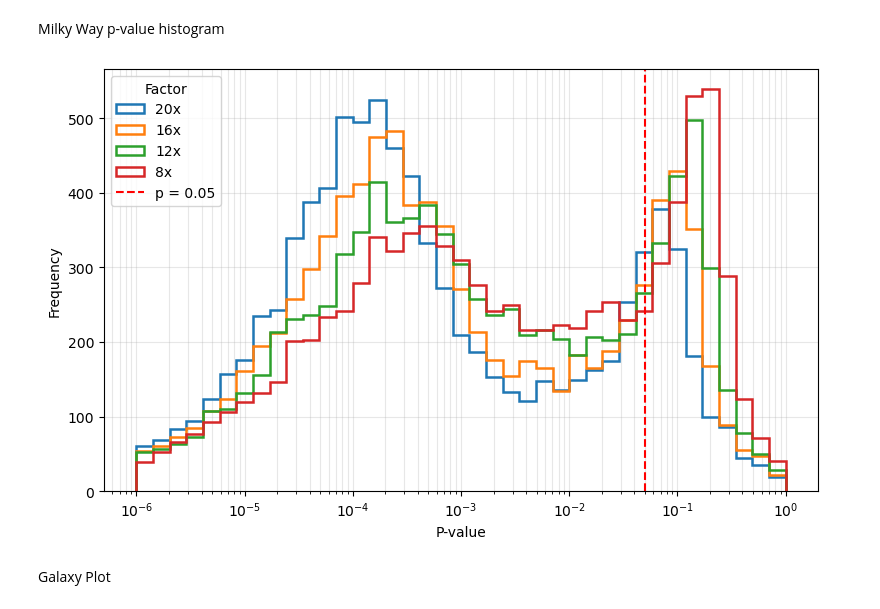
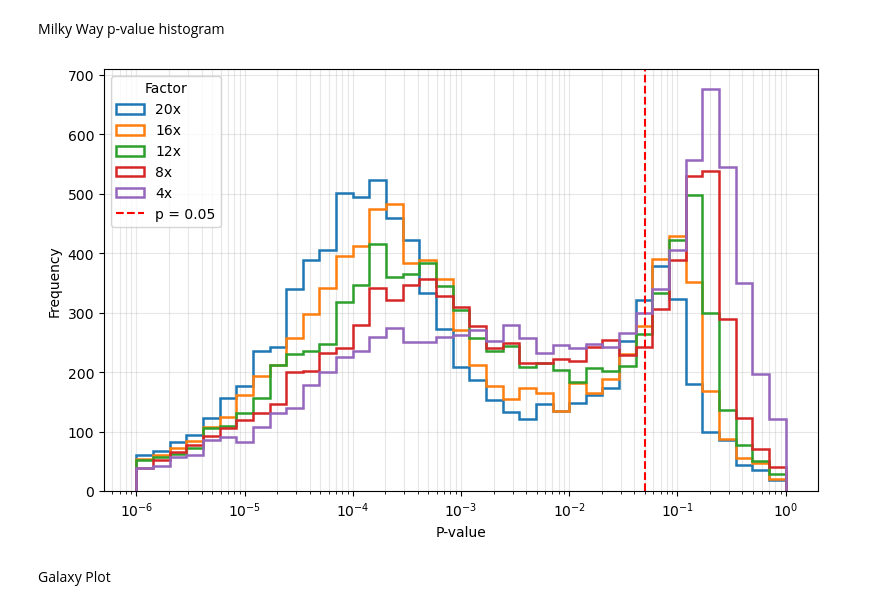
Before and after one commit to HaydenTedrake/HPV_project, a Jupyter notebook: Results/Forecast/10000foreCraterII+HVS14.ipynb, the cells around one changed output. Drawn from its saved outputs; the diff is of its cells as text; code cells hidden in the pictures.

```diff
--- a/Results/Forecast/10000foreCraterII+HVS14.ipynb
+++ b/Results/Forecast/10000foreCraterII+HVS14.ipynb
@@ -237,33 +236,33 @@ plt.show()
 # %% [markdown]
 Milky Way p-value histogram
 # %%
-# p4 = np.load("10000p_values_4.npy")
+p4 = np.load("10000p_values_4.npy")
 p8 = np.load("10000p_values_8.npy")
 p12 = np.load("10000p_values_12.npy")
 p16 = np.load("10000p_values_16.npy")
 p20 = np.load("10000p_values_20.npy")
 
-series = {20: p20, 16: p16, 12: p12, 8: p8}
+series = {20: p20, 16: p16, 12: p12, 8: p8, 4: p4}
 
 all_pos = np.concatenate([v[np.isfinite(v) & (v > 0)] for v in series.values()])
 xmin = max(all_pos.min(), 1e-6)
 bins = np.logspace(np.log10(xmin), 0, 40)
 
 plt.figure(figsize=(8, 5))
 for f, vals in series.items():
     vals = vals[np.isfinite(vals) & (vals > 0)]
     plt.hist(vals, bins=bins, histtype="step", linewidth=1.8, label=f"{f}x")
 
 plt.xscale("log")
 plt.xlabel("P-value")
 plt.ylabel("Frequency")
 plt.axvline(0.05, color="red", linestyle="--", linewidth=1.5, label="p = 0.05")
 plt.legend(title="Factor")
 plt.grid(True, which="both", alpha=0.3)
 plt.tight_layout()
 plt.show()
 # %% [output]
-[figure, old version]
+[figure, new version]
 # %% [markdown]
 Galaxy Plot
 # %%
```
Also changed, not shown: parts of 3 cells of this notebook, 1 other file.
